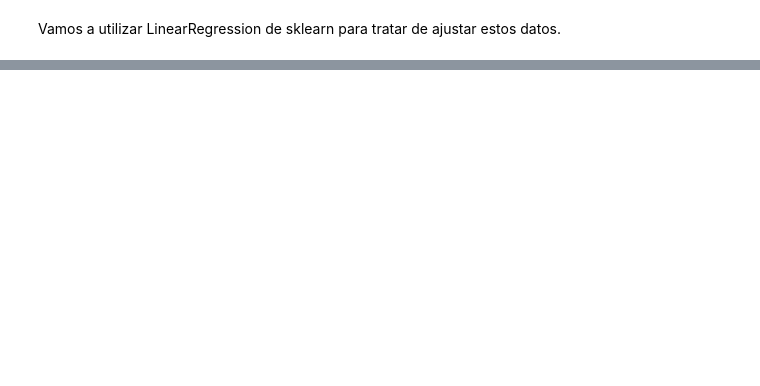
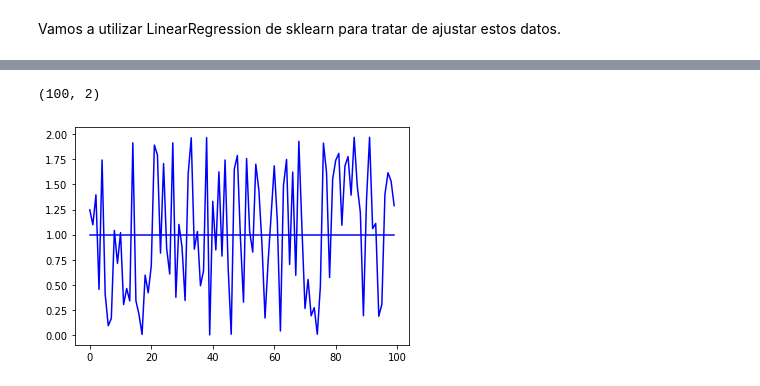
Before and after one commit to nechebarrena/HOML, a Jupyter notebook: HOML_cap_4.ipynb, the cells around one changed output, grey strips where cells are left out. Drawn from its saved outputs; the diff is of its cells as text; code cells hidden in the pictures; blank space fills up the shorter version.

```diff
--- a/HOML_cap_4.ipynb
+++ b/HOML_cap_4.ipynb
@@ -54,0 +67,7 @@ Como vemos, la implementacion es extremadamente sencilla. Sin embargo...
+# %%
+X_b = np.c_[np.ones((100, 1)), X]
+plt.plot(X_b,'b-')
+print(X_b.shape)
+# %% [output]
+(100, 2)
+[figure, added]
```
Also changed, not shown: parts of 5 cells of this notebook.
